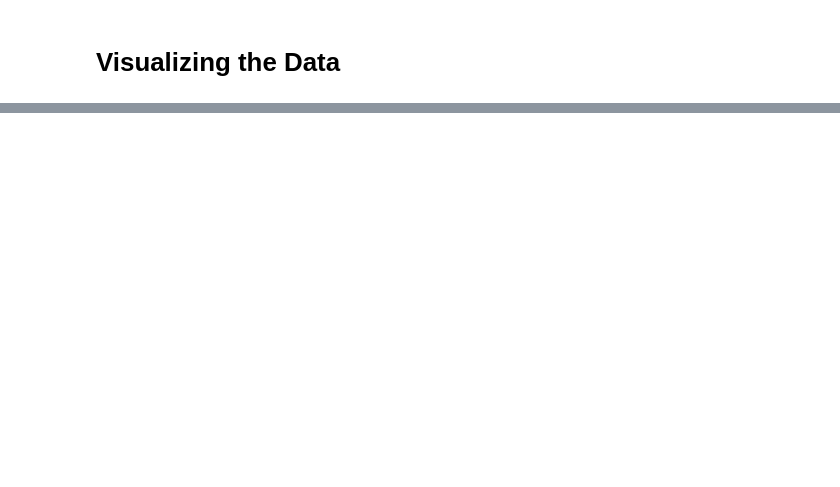
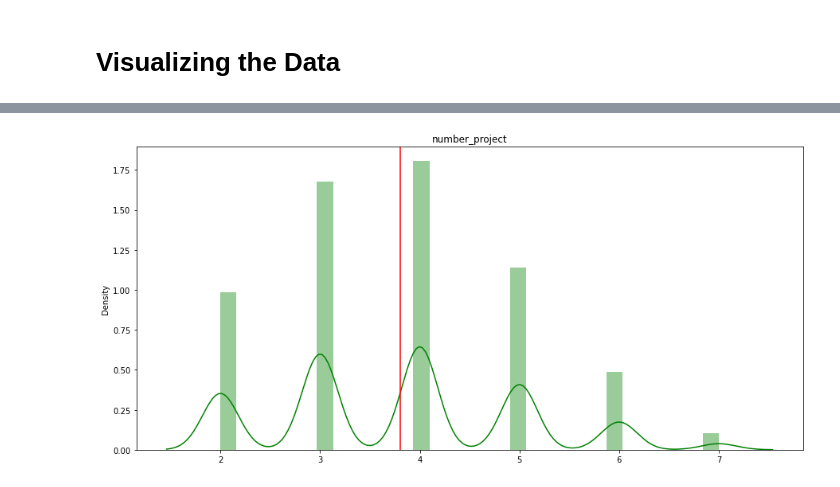
Before and after one commit to JosephMutua/Employees_retention_model, a Jupyter notebook: EDA.ipynb, the cells around one changed output, grey strips where cells are left out. Saved outputs shown, nothing was run; the diff lists cells and outputs as text; code cells hidden in the pictures; blank space fills up the shorter version.

```diff
--- a/EDA.ipynb
+++ b/EDA.ipynb
@@ -145,0 +189,4 @@ for col in df.columns:
+# %%
+dist("number_project")
+# %% [output]
+[figure, added]
```
Also changed, not shown: parts of 22 cells of this notebook.
